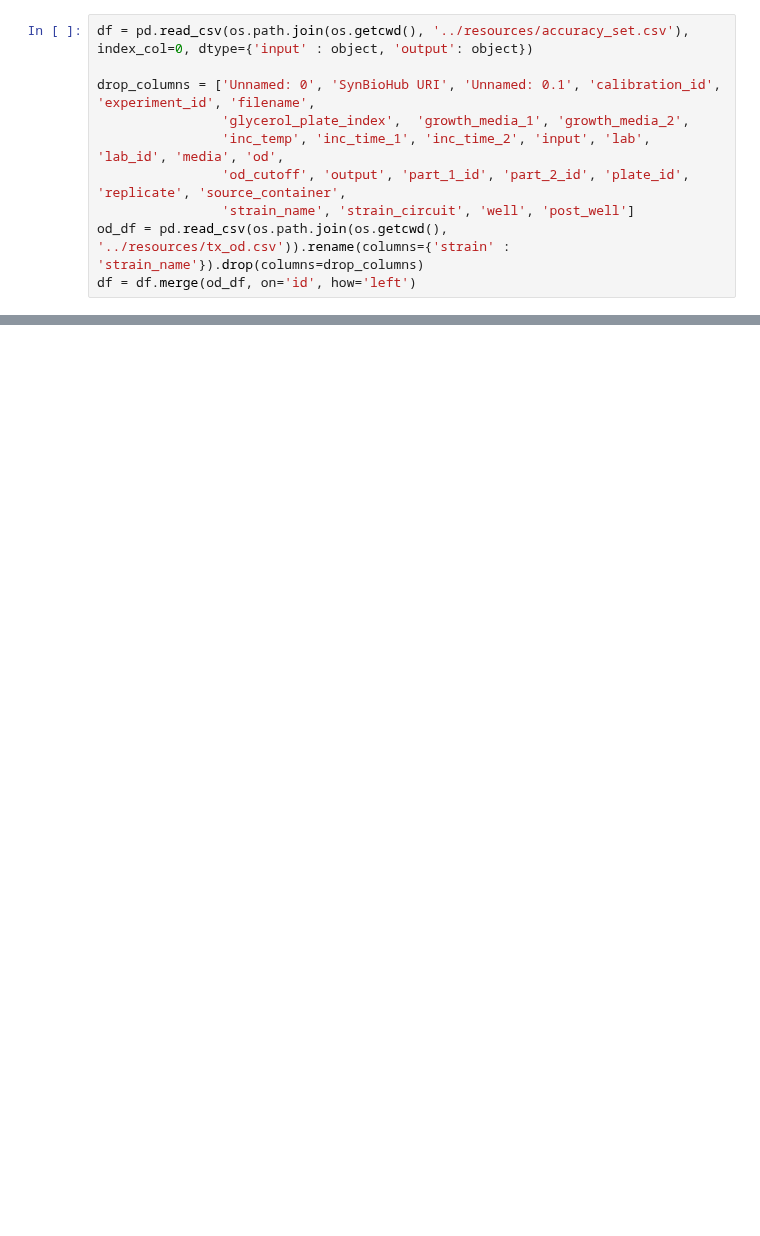
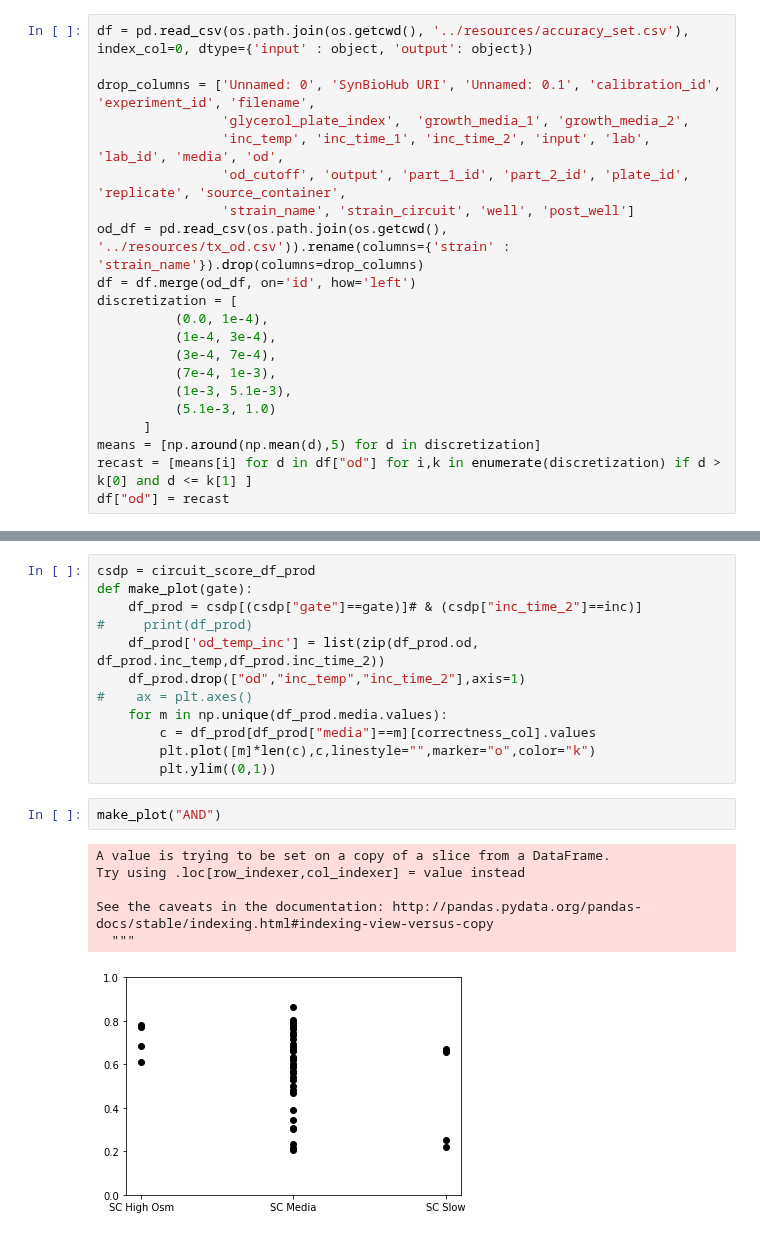
Before and after one commit to SD2E/pysd2cat, a Jupyter notebook: notebooks/CircuitScores.ipynb, the cells around one changed output, grey strips where cells are left out. Cells and saved outputs as stored; diff of their text form; blank space fills up the shorter version.

```diff
--- a/notebooks/CircuitScores.ipynb
+++ b/notebooks/CircuitScores.ipynb
@@ -12,3 +14,14 @@ drop_columns = ['Unnamed: 0', 'SynBioHub URI', 'Unnamed: 0.1', 'calibration_id',
                 'strain_name', 'strain_circuit', 'well', 'post_well']
 od_df = pd.read_csv(os.path.join(os.getcwd(), '../resources/tx_od.csv')).rename(columns={'strain' : 'strain_name'}).drop(columns=drop_columns)
 df = df.merge(od_df, on='id', how='left')
+discretization = [
+          (0.0, 1e-4),
+          (1e-4, 3e-4),
+          (3e-4, 7e-4),
+          (7e-4, 1e-3),
+          (1e-3, 5.1e-3),
+          (5.1e-3, 1.0)
+      ]
+means = [np.around(np.mean(d),5) for d in discretization]
+recast = [means[i] for d in df["od"] for i,k in enumerate(discretization) if d > k[0] and d <= k[1] ]
+df["od"] = recast
@@ -14,0 +58,21 @@ df = df.merge(od_df, on='id', how='left')
+# %%
+csdp = circuit_score_df_prod
+def make_plot(gate):
+    df_prod = csdp[(csdp["gate"]==gate)]# & (csdp["inc_time_2"]==inc)]
+#     print(df_prod)
+    df_prod['od_temp_inc'] = list(zip(df_prod.od, df_prod.inc_temp,df_prod.inc_time_2))
+    df_prod.drop(["od","inc_temp","inc_time_2"],axis=1)
+#    ax = plt.axes()
+    for m in np.unique(df_prod.media.values):
+        c = df_prod[df_prod["media"]==m][correctness_col].values
+        plt.plot([m]*len(c),c,linestyle="",marker="o",color="k")
+        plt.ylim((0,1))
+# %%
+make_plot("AND")
+# %% [output]
+A value is trying to be set on a copy of a slice from a DataFrame.
+Try using .loc[row_indexer,col_indexer] = value instead
+
+See the caveats in the documentation: http://pandas.pydata.org/pandas-docs/stable/indexing.html#indexing-view-versus-copy
+  """
+[figure, added]
```
Also changed, not shown: parts of 22 cells of this notebook.
